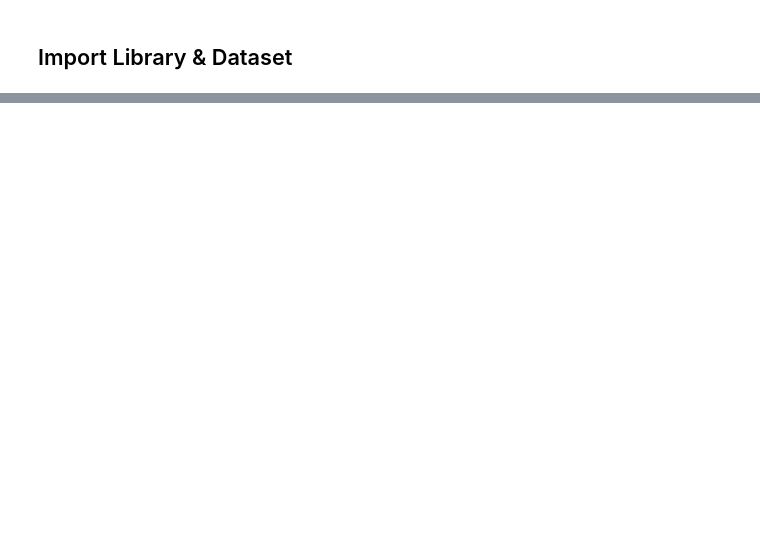
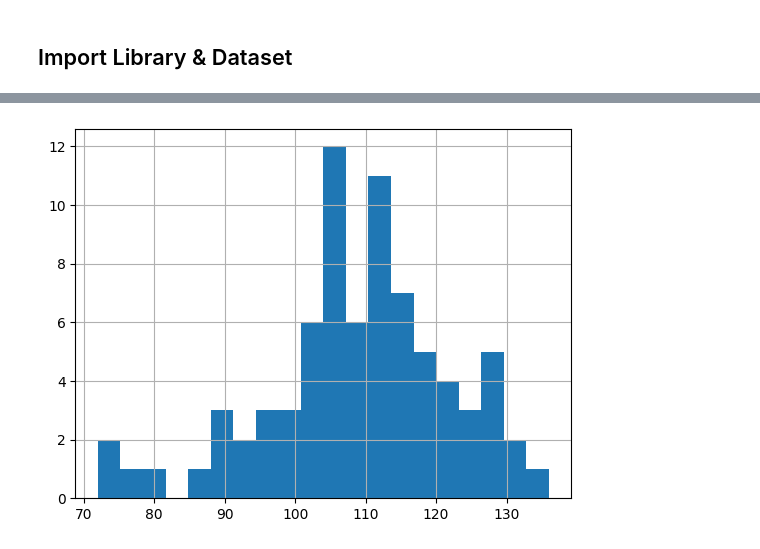
Before and after one commit to sandys-ss/Outlier, a Jupyter notebook: outlier.ipynb, the cells around one changed output, grey strips where cells are left out. Drawn from its saved outputs; the diff is of its cells as text; code cells hidden in the pictures; blank space fills up the shorter version.

```diff
--- a/outlier.ipynb
+++ b/outlier.ipynb
@@ -60,0 +68,5 @@ iq.duplicated().sum()
+# %%
+df["iq"].hist(bins=20)
+plt.show()
+# %% [output]
+[figure, added]
```
Also changed, not shown: parts of 21 cells of this notebook, 2 other files.
